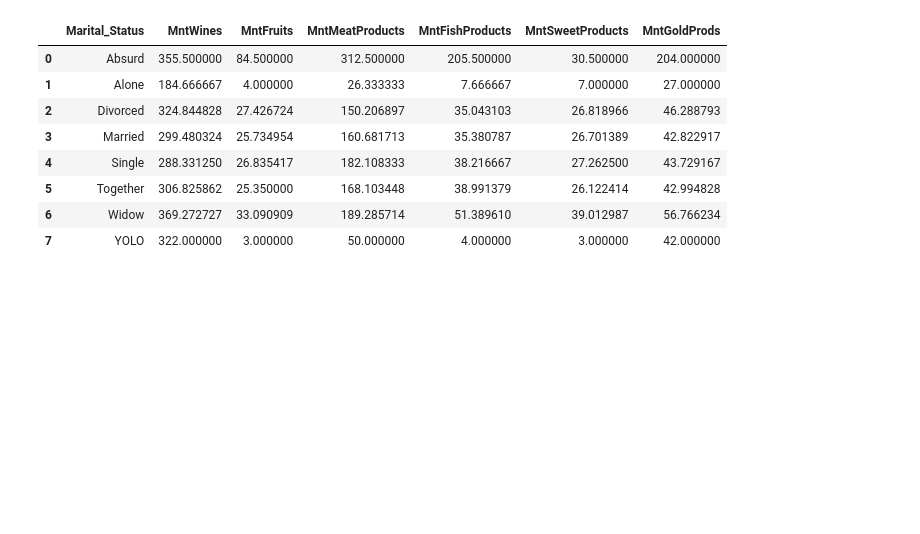
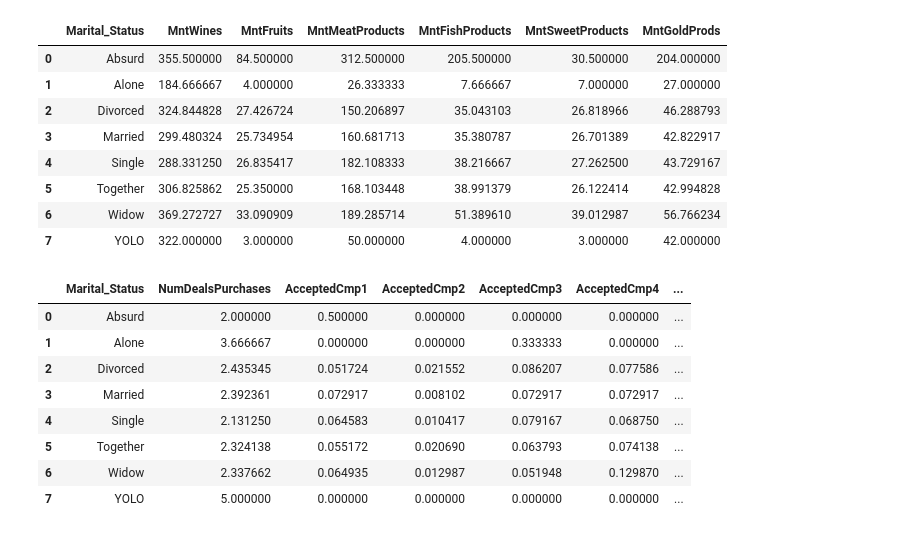
Before and after one commit to mkhadikn/Data-Analysis-and-Science, a Jupyter notebook: Company's_Ideal_Customers(Marketing_Strategy).ipynb, the cells around one changed output. Saved outputs shown, nothing was run; the diff lists cells and outputs as text; code cells hidden in the pictures; blank space fills up the shorter version.

```diff
--- a/Company's_Ideal_Customers(Marketing_Strategy).ipynb
+++ b/Company's_Ideal_Customers(Marketing_Strategy).ipynb
@@ -201,3 +305,19 @@ data3
 | 5 | Together | 306.825862 | 25.350000 | 168.103448 | 38.991379 | 26.122414 | 42.994828 |
 | 6 | Widow | 369.272727 | 33.090909 | 189.285714 | 51.389610 | 39.012987 | 56.766234 |
 | 7 | YOLO | 322.000000 | 3.000000 | 50.000000 | 4.000000 | 3.000000 | 42.000000 |
+# %%
+data33 = pd.DataFrame(\
+                     data.groupby(by=["Marital_Status"])[["NumDealsPurchases", 'AcceptedCmp1', 'AcceptedCmp2', 'AcceptedCmp3', 'AcceptedCmp4', 'AcceptedCmp5', 'Response']]\
+                     .mean()\
+                     .reset_index())
+data33
+# %% [output]
+|  | Marital_Status | NumDealsPurchases | AcceptedCmp1 | AcceptedCmp2 | AcceptedCmp3 | AcceptedCmp4 | ... |
+| 0 | Absurd | 2.000000 | 0.500000 | 0.000000 | 0.000000 | 0.000000 | ... |
+| 1 | Alone | 3.666667 | 0.000000 | 0.000000 | 0.333333 | 0.000000 | ... |
+| 2 | Divorced | 2.435345 | 0.051724 | 0.021552 | 0.086207 | 0.077586 | ... |
+| 3 | Married | 2.392361 | 0.072917 | 0.008102 | 0.072917 | 0.072917 | ... |
+| 4 | Single | 2.131250 | 0.064583 | 0.010417 | 0.079167 | 0.068750 | ... |
+| 5 | Together | 2.324138 | 0.055172 | 0.020690 | 0.063793 | 0.074138 | ... |
+| 6 | Widow | 2.337662 | 0.064935 | 0.012987 | 0.051948 | 0.129870 | ... |
+| 7 | YOLO | 5.000000 | 0.000000 | 0.000000 | 0.000000 | 0.000000 | ... |
```
Also changed, not shown: parts of 34 cells of this notebook.
